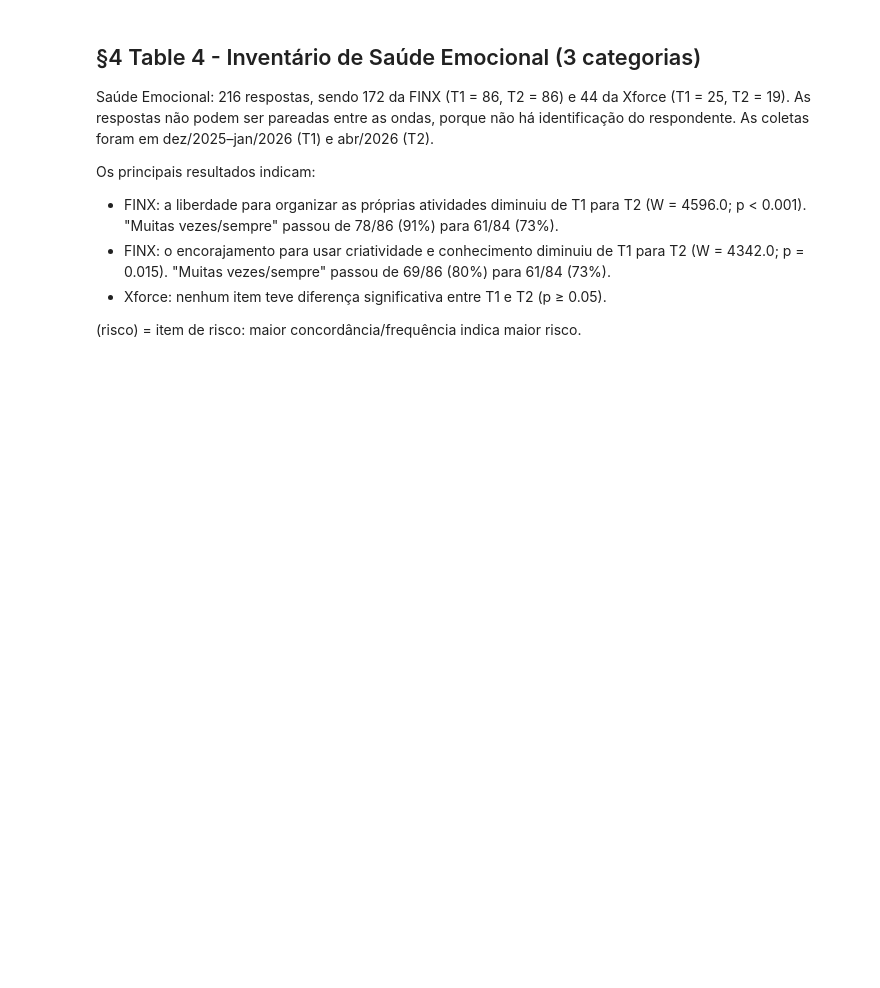
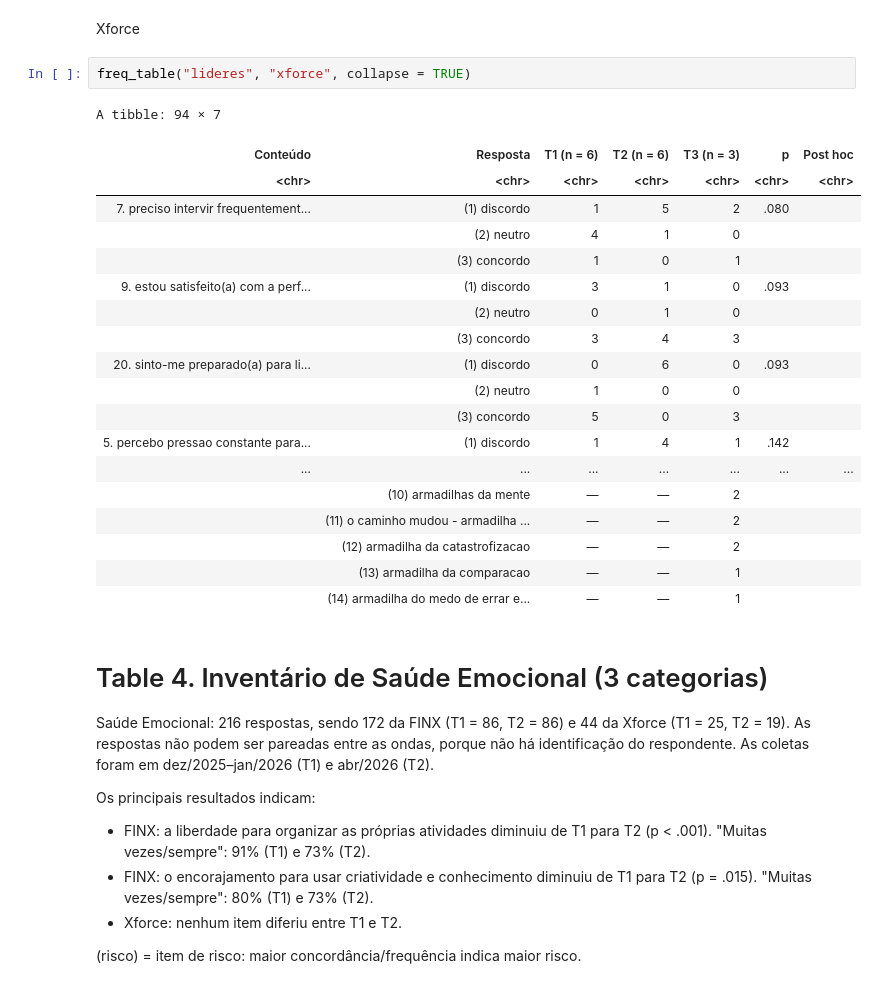
Before and after one commit to anovabr/AGEM-Time-Series, a Jupyter notebook: Processing and analysis/Command files/DA - Time series.ipynb, the cells around one changed output. Saved outputs shown, nothing was run; the diff lists cells and outputs as text; blank space fills up the shorter version.

```diff
--- a/Processing and analysis/Command files/DA - Time series.ipynb
+++ b/Processing and analysis/Command files/DA - Time series.ipynb
@@ -142,11 +216,35 @@ A tibble: 94 × 12
+# %% [markdown]
+Xforce
+# %%
+freq_table("lideres", "xforce", collapse = TRUE)
+# %% [output]
+A tibble: 94 × 7
+| Conteúdo | Resposta | T1 (n = 6) | T2 (n = 6) | T3 (n = 3) | p | Post hoc |
+| <chr> | <chr> | <chr> | <chr> | <chr> | <chr> | <chr> |
+| 7. preciso intervir frequentement... | (1) discordo | 1 | 5 | 2 | .080 |  |
+|  | (2) neutro | 4 | 1 | 0 |  |  |
+|  | (3) concordo | 1 | 0 | 1 |  |  |
+| 9. estou satisfeito(a) com a perf... | (1) discordo | 3 | 1 | 0 | .093 |  |
+|  | (2) neutro | 0 | 1 | 0 |  |  |
+|  | (3) concordo | 3 | 4 | 3 |  |  |
+| 20. sinto-me preparado(a) para li... | (1) discordo | 0 | 6 | 0 | .093 |  |
+|  | (2) neutro | 1 | 0 | 0 |  |  |
+|  | (3) concordo | 5 | 0 | 3 |  |  |
+| 5. percebo pressao constante para... | (1) discordo | 1 | 4 | 1 | .142 |  |
+| ... | ... | ... | ... | ... | ... | ... |
+|  | (10) armadilhas da mente | — | — | 2 |  |  |
+|  | (11) o caminho mudou - armadilha ... | — | — | 2 |  |  |
+|  | (12) armadilha da catastrofizacao | — | — | 2 |  |  |
+|  | (13) armadilha da comparacao | — | — | 1 |  |  |
+|  | (14) armadilha do medo de errar e... | — | — | 1 |  |  |
 # %% [markdown]
-## §4 Table 4 - Inventário de Saúde Emocional (3 categorias)
+# Table 4. Inventário de Saúde Emocional (3 categorias)
 
 Saúde Emocional: 216 respostas, sendo 172 da FINX (T1 = 86, T2 = 86) e 44 da Xforce (T1 = 25, T2 = 19). As respostas não podem ser pareadas entre as ondas, porque não há identificação do respondente. As coletas foram em dez/2025–jan/2026 (T1) e abr/2026 (T2).
 
 Os principais resultados indicam:
-- FINX: a liberdade para organizar as próprias atividades diminuiu de T1 para T2 (W = 4596.0; p < 0.001). "Muitas vezes/sempre" passou de 78/86 (91%) para 61/84 (73%).
-- FINX: o encorajamento para usar criatividade e conhecimento diminuiu de T1 para T2 (W = 4342.0; p = 0.015). "Muitas vezes/sempre" passou de 69/86 (80%) para 61/84 (73%).
-- Xforce: nenhum item teve diferença significativa entre T1 e T2 (p ≥ 0.05).
+- FINX: a liberdade para organizar as próprias atividades diminuiu de T1 para T2 (p < .001). "Muitas vezes/sempre": 91% (T1) e 73% (T2).
+- FINX: o encorajamento para usar criatividade e conhecimento diminuiu de T1 para T2 (p = .015). "Muitas vezes/sempre": 80% (T1) e 73% (T2).
+- Xforce: nenhum item diferiu entre T1 e T2.
 
 (risco) = item de risco: maior concordância/frequência indica maior risco.
```
Also changed, not shown: parts of 27 cells of this notebook, 3 other files.
